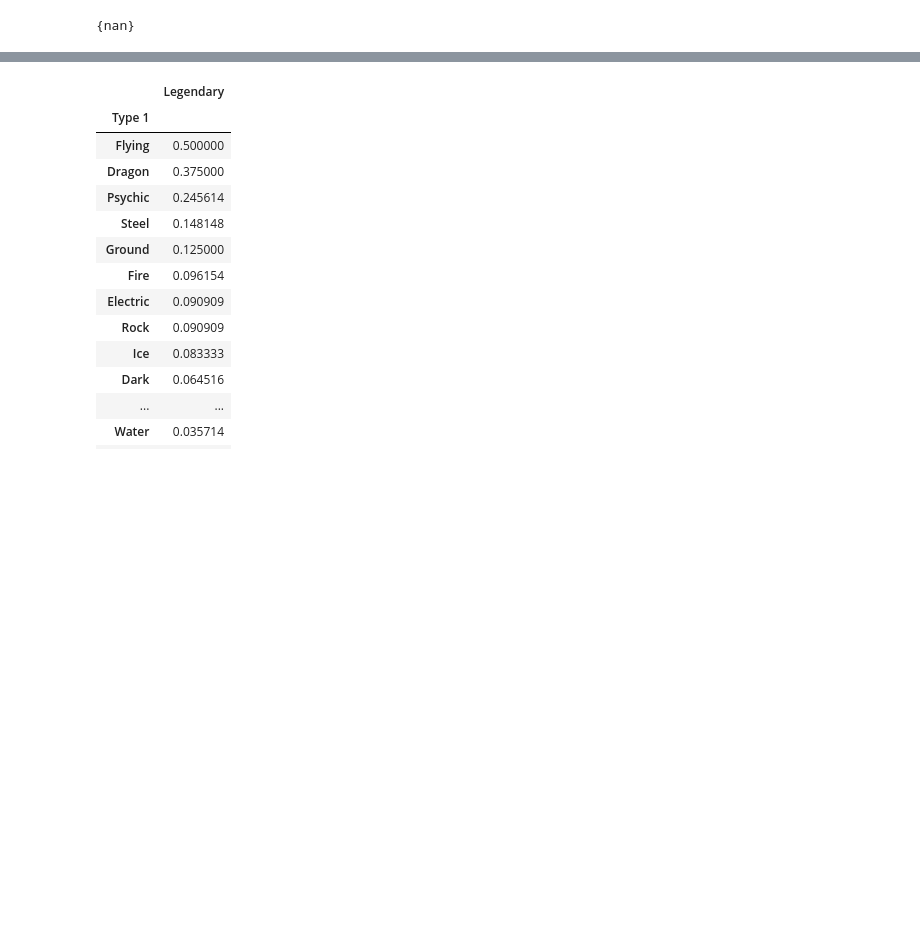
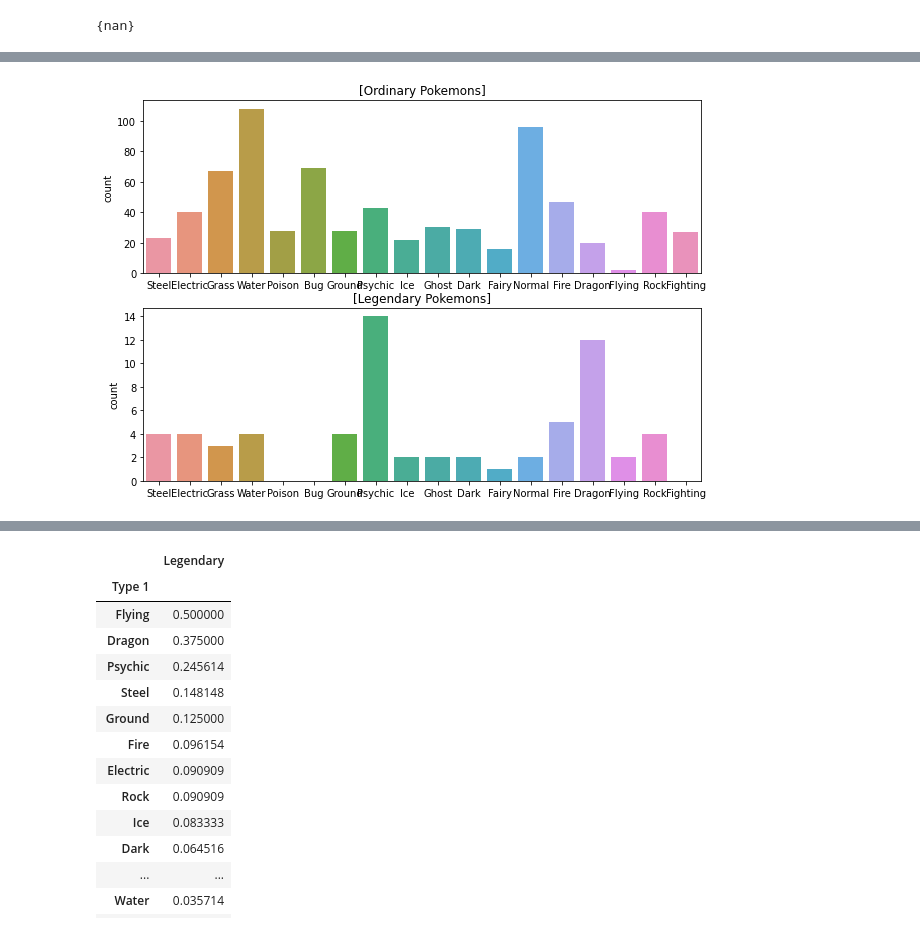
Before and after one commit to jujemu/Aiffel, a Jupyter notebook: Node/N-11.ipynb, the cells around one changed output, grey strips where cells are left out. Saved outputs shown, nothing was run; the diff lists cells and outputs as text; code cells hidden in the pictures; blank space fills up the shorter version.

```diff
--- a/Node/N-11.ipynb
+++ b/Node/N-11.ipynb
@@ -188,4 +176,18 @@ types
  'Fighting']
+# %%
+plt.figure(figsize=(10, 7))  # 화면 해상도에 따라 그래프 크기를 조정해 주세요.
+
+plt.subplot(211)
+sns.countplot(data=normal, x="Type 1", order=types).set_xlabel('')
+plt.title("[Ordinary Pokemons]")
+
+plt.subplot(212)
+sns.countplot(data=legendary, x="Type 1", order=types).set_xlabel('')
+plt.title("[Legendary Pokemons]")
+
+plt.show()
+# %% [output]
+[figure, added]
 # %%
 plt.figure(figsize=(12, 7))
 
```
Also changed, not shown: parts of 19 cells of this notebook, 1 other file.
